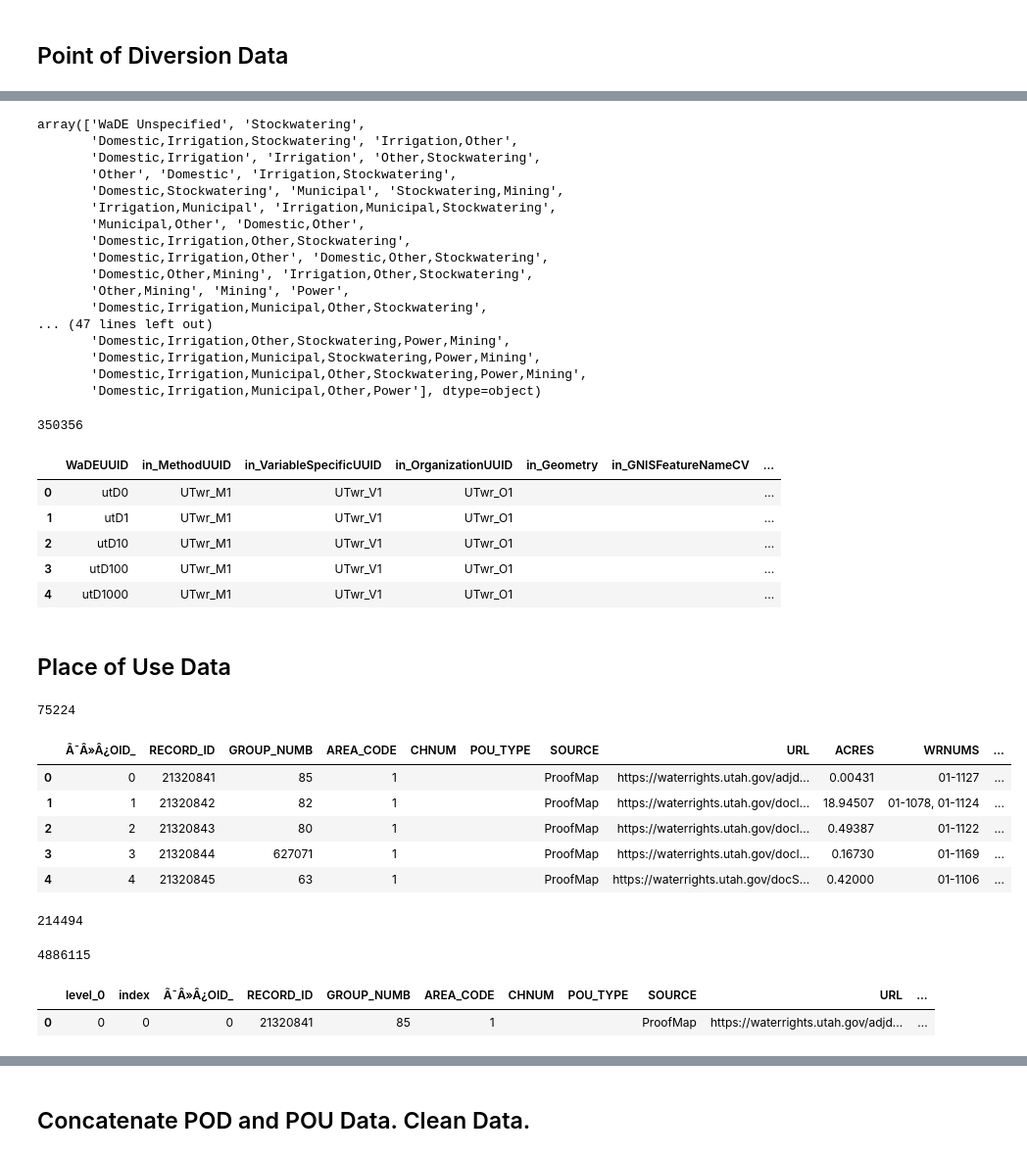
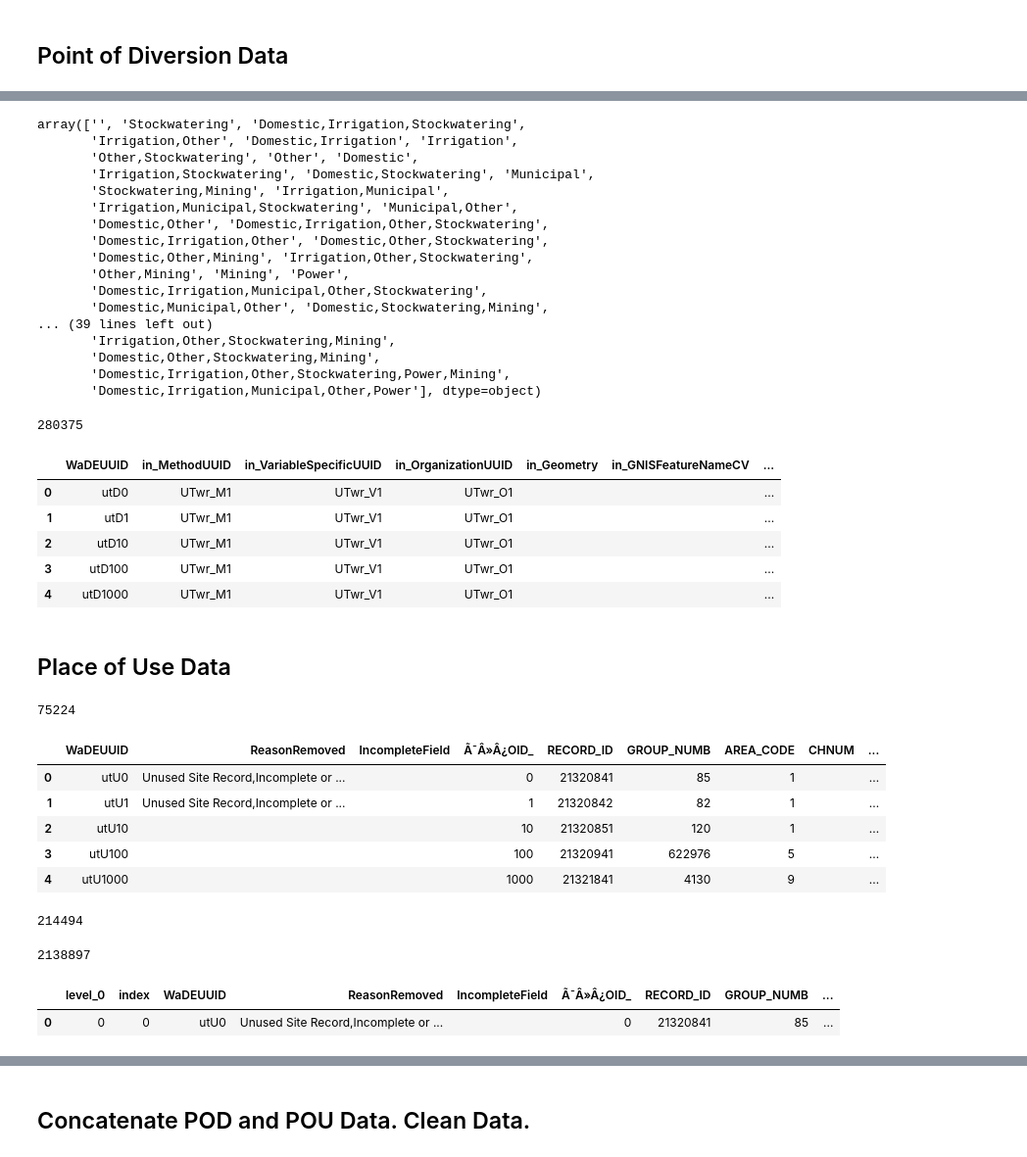
Before and after one commit to WSWCWaterDataExchange/MappingStatesDataToWaDE2.0, a Jupyter notebook: Utah/WaterAllocation/1_UTwr_PreProcessAllocationData.ipynb, the cells around one changed output, grey strips where cells are left out. Shown at 98% size. Drawn from its saved outputs; the diff is of its cells as text; code cells hidden in the pictures.

Commit message:
UTwr update.
UTwr update.  Supporting PODs and POUs of the same WR share the same water source type.  Removed CHEXUM records.

```diff
--- a/Utah/WaterAllocation/1_UTwr_PreProcessAllocationData.ipynb
+++ b/Utah/WaterAllocation/1_UTwr_PreProcessAllocationData.ipynb
@@ -62,7 +76,7 @@ benUseDict = {
 def assignBenUseCategory(colrowValue):
     colrowValue = str(colrowValue).strip()
     if colrowValue == "" or pd.isnull(colrowValue):
-        outList = "WaDE Unspecified"
+        outList = ""
     else:
         outList = ",".join(benUseDict[inx] for inx in list(str(colrowValue)))
     return outList
@@ -71,22 +85,22 @@ def assignBenUseCategory(colrowValue):
 dfinPOD['in_BeneficialUseCategory'] = dfinPOD.apply(lambda row: assignBenUseCategory(row['USES']), axis=1)
 dfinPOD['in_BeneficialUseCategory'].unique()
 # %% [output]
-array(['WaDE Unspecified', 'Stockwatering',
-       'Domestic,Irrigation,Stockwatering', 'Irrigation,Other',
-       'Domestic,Irrigation', 'Irrigation', 'Other,Stockwatering',
-       'Other', 'Domestic', 'Irrigation,Stockwatering',
-       'Domestic,Stockwatering', 'Municipal', 'Stockwatering,Mining',
-       'Irrigation,Municipal', 'Irrigation,Municipal,Stockwatering',
-       'Municipal,Other', 'Domestic,Other',
-       'Domestic,Irrigation,Other,Stockwatering',
+array(['', 'Stockwatering', 'Domestic,Irrigation,Stockwatering',
+       'Irrigation,Other', 'Domestic,Irrigation', 'Irrigation',
+       'Other,Stockwatering', 'Other', 'Domestic',
+       'Irrigation,Stockwatering', 'Domestic,Stockwatering', 'Municipal',
+       'Stockwatering,Mining', 'Irrigation,Municipal',
+       'Irrigation,Municipal,Stockwatering', 'Municipal,Other',
+       'Domestic,Other', 'Domestic,Irrigation,Other,Stockwatering',
        'Domestic,Irrigation,Other', 'Domestic,Other,Stockwatering',
        'Domestic,Other,Mining', 'Irrigation,Other,Stockwatering',
        'Other,Mining', 'Mining', 'Power',
        'Domestic,Irrigation,Municipal,Other,Stockwatering',
-... (47 lines left out)
+       'Domestic,Municipal,Other', 'Domestic,Stockwatering,Mining',
+... (39 lines left out)
+       'Irrigation,Other,Stockwatering,Mining',
+       'Domestic,Other,Stockwatering,Mining',
        'Domestic,Irrigation,Other,Stockwatering,Power,Mining',
-       'Domestic,Irrigation,Municipal,Stockwatering,Power,Mining',
-       'Domestic,Irrigation,Municipal,Other,Stockwatering,Power,Mining',
        'Domestic,Irrigation,Municipal,Other,Power'], dtype=object)
 # %%
 # create output POD dataframe
@@ -108,14 +122,14 @@ df['in_OrganizationUUID'] = "UTwr_O1"
 df['in_Geometry'] = ""
 df['in_GNISFeatureNameCV'] = ""
 df['in_WaterQualityIndicatorCV'] = ""
-df['in_WaterSourceName'] = "WaDE Unspecified"
+df['in_WaterSourceName'] = ""
 df['in_WaterSourceNativeID'] = "" #auto fill in below
 df['in_WaterSourceTypeCV'] = dfinPOD['TYPE']
 
 # Site Info
-df['in_CoordinateAccuracy'] = "WaDE Unspecified"
-df['in_CoordinateMethodCV'] = "WaDE Unspecified"
-df['in_County'] = "WaDE Unspecified"
+df['in_CoordinateAccuracy'] = ""
+df['in_CoordinateMethodCV'] = ""
+df['in_County'] = ""
 df['in_EPSGCodeCV'] = 4326
 df['in_Geometry'] = ""
 df['in_GNISCodeCV'] = ""
@@ -175,7 +189,7 @@ outPOD = outPOD.drop_duplicates().reset_index(drop=True)
 print(len(outPOD))
 outPOD.head()
 # %% [output]
-350356
+280375
 |  | WaDEUUID | in_MethodUUID | in_VariableSpecificUUID | in_OrganizationUUID | in_Geometry | in_GNISFeatureNameCV | ... |
 | 0 | utD0 | UTwr_M1 | UTwr_V1 | UTwr_O1 |  |  | ... |
 | 1 | utD1 | UTwr_M1 | UTwr_V1 | UTwr_O1 |  |  | ... |
@@ -185,26 +199,26 @@ outPOD.head()
 # %% [markdown]
 ## Place of Use Data
 # %%
-# Input File
+# Input File - place of use data
 FI_POU = "Utah_Place_of_Use_Irrigation.zip"
-dfinPOU = pd.read_csv(FI_POU, encoding = "ISO-8859-1") # Place of Use Input
+dfinPOU = pd.read_csv(FI_POU, encoding = "ISO-8859-1").replace(np.nan, "")
 
 # WaDE UUID tracker for data assessment
 if 'WaDEUUID' not in dfinPOU:
     dfinPOU['WaDEUUID'] = "utU" + dfinPOU.index.astype(str)
     dfinPOU.to_csv('Utah_Place_of_Use_Irrigation.zip', compression=dict(method='zip', archive_name='Utah_Place_of_Use_Irrigation.csv'), index=False)
 
 dfinPOU = dfinPOU.drop_duplicates().reset_index(drop=True)
 print(len(dfinPOU))
 dfinPOU.head()
 # %% [output]
 75224
-|  | Ã¯Â»Â¿OID_ | RECORD_ID | GROUP_NUMB | AREA_CODE | CHNUM | POU_TYPE | SOURCE | URL | ACRES | WRNUMS | ... |
-| 0 | 0 | 21320841 | 85 | 1 |  |  | ProofMap | https://waterrights.utah.gov/adjd... | 0.00431 | 01-1127 | ... |
-| 1 | 1 | 21320842 | 82 | 1 |  |  | ProofMap | https://waterrights.utah.gov/docI... | 18.94507 | 01-1078, 01-1124 | ... |
-| 2 | 2 | 21320843 | 80 | 1 |  |  | ProofMap | https://waterrights.utah.gov/docI... | 0.49387 | 01-1122 | ... |
-| 3 | 3 | 21320844 | 627071 | 1 |  |  | ProofMap | https://waterrights.utah.gov/docI... | 0.16730 | 01-1169 | ... |
-| 4 | 4 | 21320845 | 63 | 1 |  |  | ProofMap | https://waterrights.utah.gov/docS... | 0.42000 | 01-1106 | ... |
+|  | WaDEUUID | ReasonRemoved | IncompleteField | Ã¯Â»Â¿OID_ | RECORD_ID | GROUP_NUMB | AREA_CODE | CHNUM | ... |
+| 0 | utU0 | Unused Site Record,Incomplete or ... |  | 0 | 21320841 | 85 | 1 |  | ... |
+| 1 | utU1 | Unused Site Record,Incomplete or ... |  | 1 | 21320842 | 82 | 1 |  | ... |
+| 2 | utU10 |  |  | 10 | 21320851 | 120 | 1 |  | ... |
+| 3 | utU100 |  |  | 100 | 21320941 | 622976 | 5 |  | ... |
+| 4 | utU1000 |  |  | 1000 | 21321841 | 4130 | 9 |  | ... |
 # %%
 # Need to split out WRNUMS into their own row
 # The explode() method explodes lists into separate rows.
@@ -218,15 +232,14 @@ print(len(dfinPOU))
 # %% [output]
 214494
 # %%
-# CFS not provided for POU data.  Will instead assume they share values.
-# merging dfPOD data to ensure that the POUs are using the same CFS and AF as the PODS.
-dfinPOU = pd.merge(dfinPOU, outPOD, left_on='WRNUM', right_on='in_AllocationNativeID', how='left')
+# tie POD data to POU data for correct watersource info
+dfinPOU = pd.merge(dfinPOU, outPOD[['in_AllocationNativeID', 'in_WaterSourceTypeCV']], left_on='WRNUM', right_on='in_AllocationNativeID', how='left')
 print(len(dfinPOU))
 dfinPOU.head(1)
 # %% [output]
-4886115
+2138897
-|  | level_0 | index | Ã¯Â»Â¿OID_ | RECORD_ID | GROUP_NUMB | AREA_CODE | CHNUM | POU_TYPE | SOURCE | URL | ... |
-| 0 | 0 | 0 | 0 | 21320841 | 85 | 1 |  |  | ProofMap | https://waterrights.utah.gov/adjd... | ... |
+|  | level_0 | index | WaDEUUID | ReasonRemoved | IncompleteField | Ã¯Â»Â¿OID_ | RECORD_ID | GROUP_NUMB | ... |
+| 0 | 0 | 0 | utU0 | Unused Site Record,Incomplete or ... |  | 0 | 21320841 | 85 | ... |
 # %%
 # create output POD dataframe
 df = pd.DataFrame()
```
Also changed, not shown: parts of 30 cells of this notebook, 2 other files.
